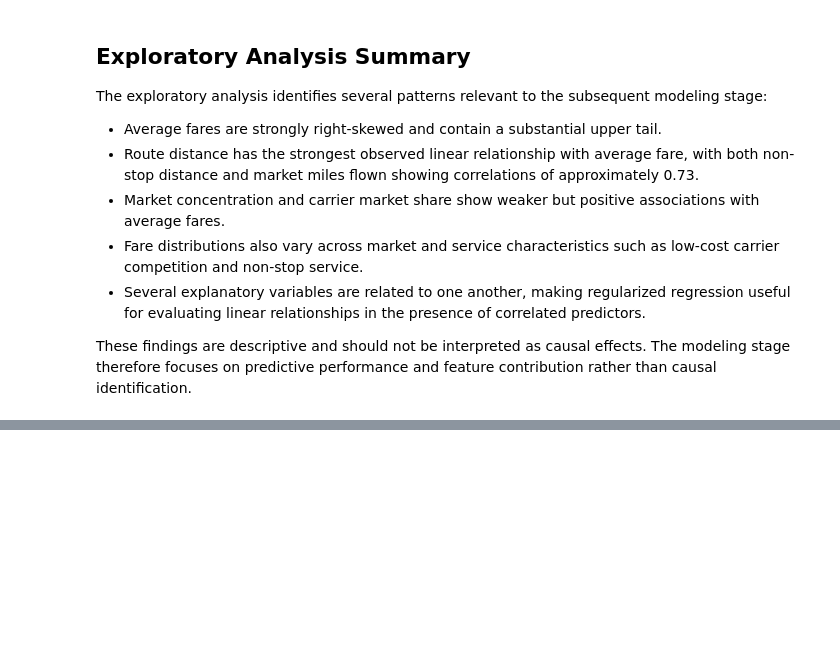
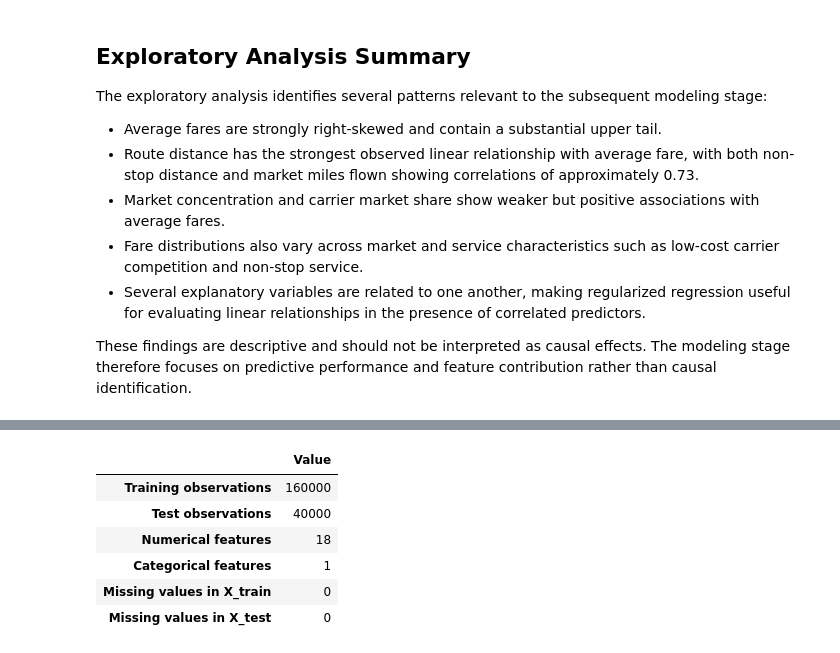
Before and after one commit to eldarhasanly/analysis-of-factors-influencing-airline-ticket-prices-using-statistical-and-machine-learning-methods, a Jupyter notebook: notebooks/airline_fare_analysis.ipynb, the cells around one changed output, grey strips where cells are left out. Saved outputs shown, nothing was run; the diff lists cells and outputs as text; code cells hidden in the pictures; blank space fills up the shorter version.

Commit message:
refactor: define modeling features and preprocessing pipeline

```diff
--- a/notebooks/airline_fare_analysis.ipynb
+++ b/notebooks/airline_fare_analysis.ipynb
@@ -549,0 +616,15 @@ These findings are descriptive and should not be interpreted as causal effects.
+# %%
+modeling_sample = df.sample(
+    n=min(MODELING_SAMPLE_SIZE, len(df)),
+    random_state=RANDOM_STATE,
+).copy()
+
+train_df, test_df = train_test_split(
+    modeling_sample,
+    test_size=0.20,
+    random_state=RANDOM_STATE,
+)
+
+print(f"Modeling sample: {len(modeling_sample):,} observations")
+print(f"Training set:    {len(train_df):,} observations")
+print(f"Test set:        {len(test_df):,} observations")
@@ -549,0 +672,37 @@ These findings are descriptive and should not be interpreted as causal effects.
+# %%
+train_df, test_df = apply_frequency_encoding(
+    train_df,
+    test_df,
+    FREQUENCY_ENCODING_MAP,
+)
+# %%
+X_train = train_df[MODEL_FEATURES].copy()
+X_test = test_df[MODEL_FEATURES].copy()
+
+y_train = train_df[TARGET].copy()
+y_test = test_df[TARGET].copy()
+
+route_train = train_df["ODPairID"].copy()
+route_test = test_df["ODPairID"].copy()
+# %%
+modeling_summary = pd.Series(
+    {
+        "Training observations": len(X_train),
+        "Test observations": len(X_test),
+        "Numerical features": len(MODEL_NUMERIC_FEATURES),
+        "Categorical features": len(CATEGORICAL_FEATURES),
+        "Missing values in X_train": int(X_train.isna().sum().sum()),
+        "Missing values in X_test": int(X_test.isna().sum().sum()),
+    },
+    name="Value",
+)
+
+display(modeling_summary.to_frame())
+# %% [output]
+|  | Value |
+| Training observations | 160000 |
+| Test observations | 40000 |
+| Numerical features | 18 |
+| Categorical features | 1 |
+| Missing values in X_train | 0 |
+| Missing values in X_test | 0 |
```
Also changed, not shown: parts of 12 cells of this notebook.
